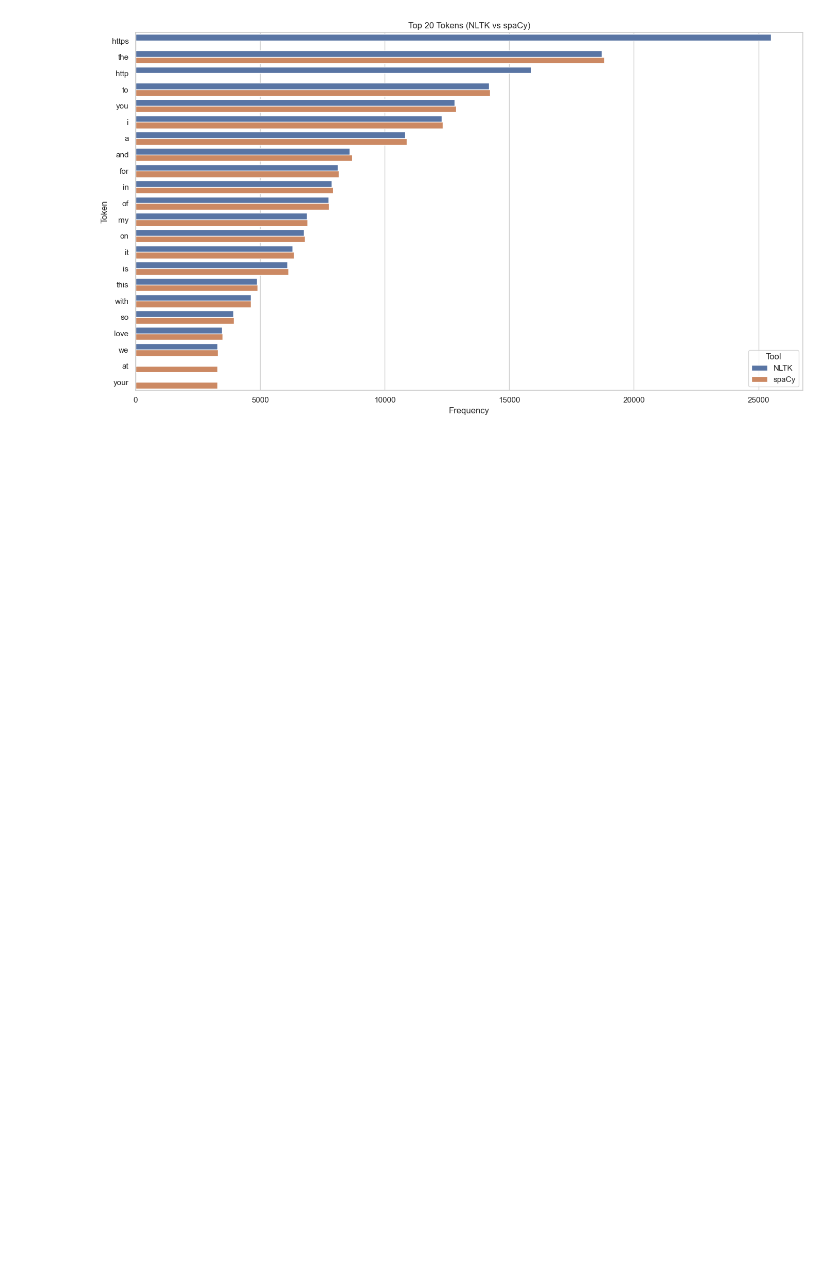
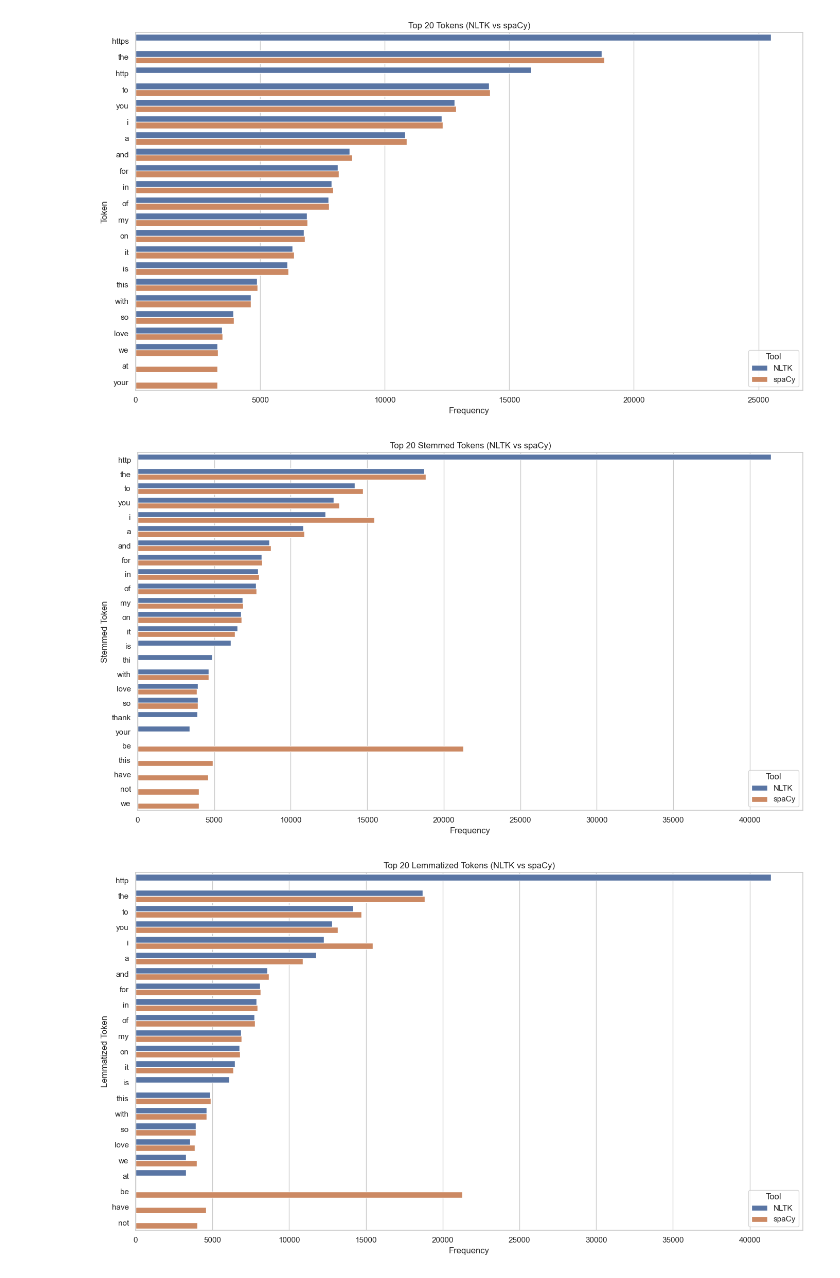
Before and after one commit to masoudey/NLP-tech, a Jupyter notebook: 2-text_processing/visualization_token_freq.ipynb, the cells around one changed output. Drawn from its saved outputs; the diff is of its cells as text; code cells hidden in the pictures; blank space fills up the shorter version.

Commit message:
more visualization

```diff
--- a/2-text_processing/visualization_token_freq.ipynb
+++ b/2-text_processing/visualization_token_freq.ipynb
@@ -53,3 +53,57 @@ plt.tight_layout()
 plt.show()
 # %% [output]
 [figure]
+# %%
+# Cell 1: Flatten stemming and lemmatization results
+nltk_stem_list = [token.lower() for sublist in df['nltk_stemmed'].apply(ast.literal_eval) for token in sublist if token.isalpha()]
+nltk_lemma_list = [token.lower() for sublist in df['nltk_lemmas'] for token in sublist if token.isalpha()]
+
+spacy_stem_list = [token.lower() for sublist in df['spacy_stemmed'].apply(ast.literal_eval) for token in sublist if token.isalpha()]
+spacy_lemma_list = [token.lower() for sublist in df['spacy_lemmas'] for token in sublist if token.isalpha()]
+
+# Cell 2: Get frequency counts for stemming
+nltk_stem_freq = Counter(nltk_stem_list)
+spacy_stem_freq = Counter(spacy_stem_list)
+
+nltk_stem_df = pd.DataFrame(nltk_stem_freq.items(), columns=['token', 'frequency']).sort_values(by='frequency', ascending=False).head(20)
+spacy_stem_df = pd.DataFrame(spacy_stem_freq.items(), columns=['token', 'frequency']).sort_values(by='frequency', ascending=False).head(20)
+
+nltk_stem_df['tool'] = 'NLTK'
+spacy_stem_df['tool'] = 'spaCy'
+
+stem_combined_df = pd.concat([nltk_stem_df, spacy_stem_df])
+
+# Plot stemming results
+plt.figure(figsize=(14, 8))
+sns.barplot(data=stem_combined_df, x='frequency', y='token', hue='tool')
+plt.title("Top 20 Stemmed Tokens (NLTK vs spaCy)")
+plt.xlabel("Frequency")
+plt.ylabel("Stemmed Token")
+plt.legend(title="Tool")
+plt.tight_layout()
+plt.show()
+
+# Cell 3: Get frequency counts for lemmatization
+nltk_lemma_freq = Counter(nltk_lemma_list)
+spacy_lemma_freq = Counter(spacy_lemma_list)
+
+nltk_lemma_df = pd.DataFrame(nltk_lemma_freq.items(), columns=['token', 'frequency']).sort_values(by='frequency', ascending=False).head(20)
+spacy_lemma_df = pd.DataFrame(spacy_lemma_freq.items(), columns=['token', 'frequency']).sort_values(by='frequency', ascending=False).head(20)
+
+nltk_lemma_df['tool'] = 'NLTK'
+spacy_lemma_df['tool'] = 'spaCy'
+
+lemma_combined_df = pd.concat([nltk_lemma_df, spacy_lemma_df])
+
+# Plot lemmatization results
+plt.figure(figsize=(14, 8))
+sns.barplot(data=lemma_combined_df, x='frequency', y='token', hue='tool')
+plt.title("Top 20 Lemmatized Tokens (NLTK vs spaCy)")
+plt.xlabel("Frequency")
+plt.ylabel("Lemmatized Token")
+plt.legend(title="Tool")
+plt.tight_layout()
+plt.show()
+# %% [output]
+[figure, added]
+[figure, added]
```
Also changed, not shown: 4 other files.
